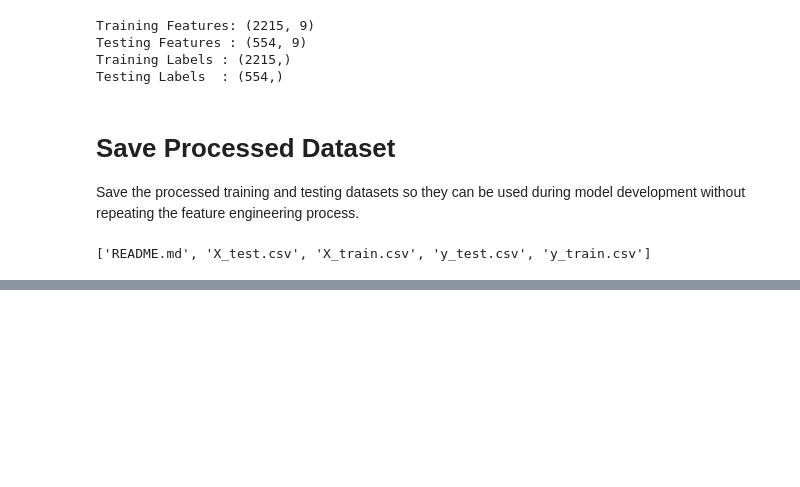
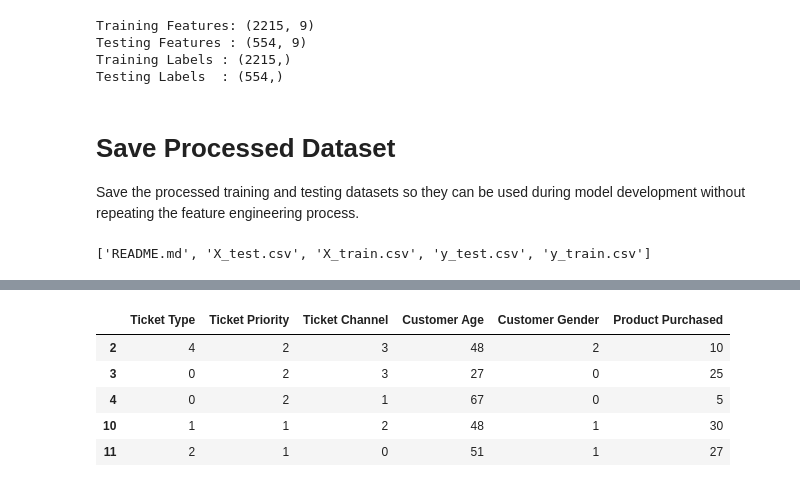
Before and after one commit to ADI-2707/QResolve, a Jupyter notebook: notebook/02_feature_engineering.ipynb, the cells around one changed output, grey strips where cells are left out. Drawn from its saved outputs; the diff is of its cells as text; code cells hidden in the pictures; blank space fills up the shorter version.

```diff
--- a/notebook/02_feature_engineering.ipynb
+++ b/notebook/02_feature_engineering.ipynb
@@ -265,0 +305,19 @@ The dataset has been cleaned, prepared, encoded, split into training and testing
+# %%
+numeric_features = df.drop(
+    columns=[
+        "Ticket Description",
+        "Ticket Subject",
+        "Ticket Text",
+        "Customer Satisfaction Rating"
+    ],
+    errors="ignore"
+)
+
+numeric_features.head()
+# %% [output]
+|  | Ticket Type | Ticket Priority | Ticket Channel | Customer Age | Customer Gender | Product Purchased |
+| 2 | 4 | 2 | 3 | 48 | 2 | 10 |
+| 3 | 0 | 2 | 3 | 27 | 0 | 25 |
+| 4 | 0 | 2 | 1 | 67 | 0 | 5 |
+| 10 | 1 | 1 | 2 | 48 | 1 | 30 |
+| 11 | 2 | 1 | 0 | 51 | 1 | 27 |
```
Also changed, not shown: parts of 38 cells of this notebook, 2 other files.
